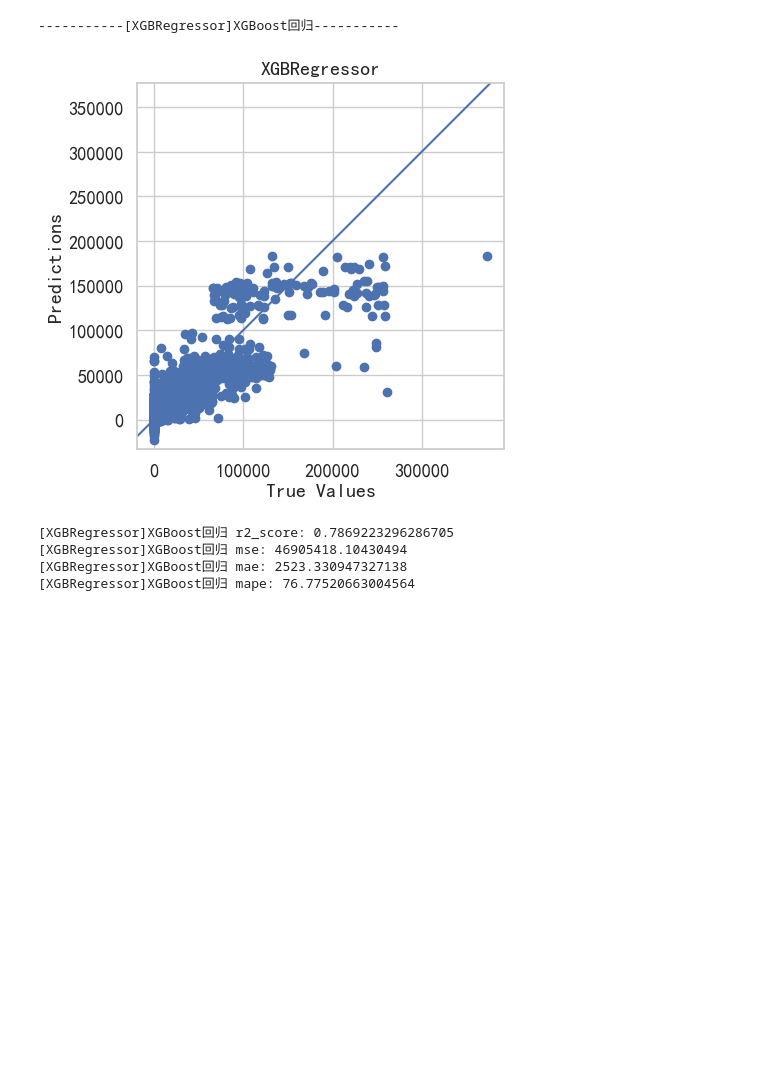
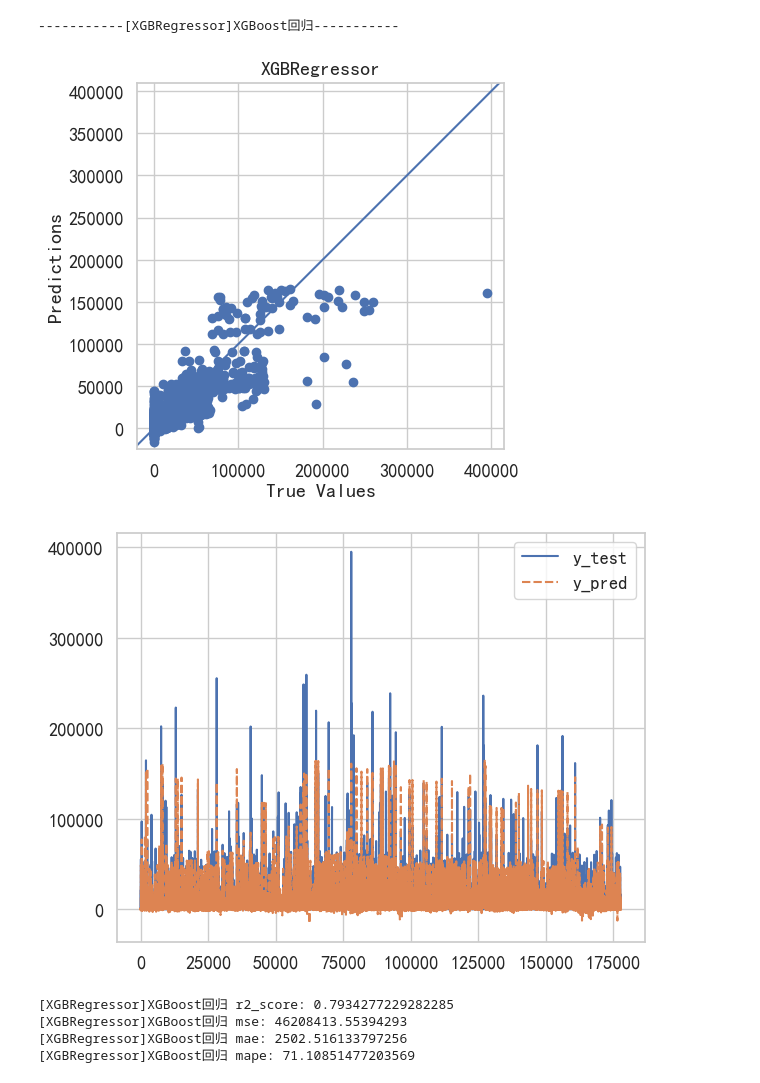
Before and after one commit to james-curtis/2023MathorCup-C, a Jupyter notebook: T1/批量回归.ipynb, the cells around one changed output. Saved outputs shown, nothing was run; the diff lists cells and outputs as text; code cells hidden in the pictures; blank space fills up the shorter version.

Commit message:
feat: XGBoost

```diff
--- a/T1/批量回归.ipynb
+++ b/T1/批量回归.ipynb
@@ -51,7 +51,7 @@ X, Y = getxy()
 feature_names = X.columns.tolist()
 
 # 将数据集划分为训练集和测试集
-X_train, X_test, y_train, y_test = train_test_split(X, Y, test_size=0.2)  # , random_state=42
+X_train, X_test, y_train, y_test = train_test_split(X, Y, test_size=0.1)  # , random_state=42
 
 alpha_ = 12.8
 # 定义回归模型列表
@@ -115,15 +115,22 @@ for model in models:
     # plt.savefig(f'{modelName}.svg')
     plt.show()
 
+    # 图2 - x轴为序号
+    df = pd.DataFrame({'y_test': y_test, 'y_pred': y_pred})
+    sns.lineplot(df)
+    plt.tight_layout()
+    # plt.savefig(f'{modelName}.svg')
+    plt.show()
+
     # 计算均方误差
     print(title, f'r2_score: {r2_score(y_test, y_pred)}')
     print(title, f'mse: {mean_squared_error(y_test, y_pred)}')
     print(title, f'mae: {mean_absolute_error(y_test, y_pred)}')
     print(title, f'mape: {mean_absolute_percentage_error(y_test, y_pred)}')
 
-    # # 保存模型
-    # with open(f'{modelName}.pkl', 'wb') as f:
-    #     pickle.dump(model, f)
+    # 保存模型
+    with open(f'{modelName}.pkl', 'wb') as f:
+        pickle.dump(model, f)
 
     # if type(model).__name__ == 'CatBoostRegressor':
     #     print('超参数', model.get_all_params())
@@ -131,35 +138,36 @@ for model in models:
     #     '''
     #     敏感性分析
     #     '''
     #     explainer = shap.Explainer(model)
     #     shap_values = explainer(X)
     #
     #     plt.figure(figsize=(8, 6))
     #     shap.plots.waterfall(shap_values[0], show=False)
     #     plt.tight_layout()
     #     # plt.savefig('sensitivity-waterfall.svg')
     #     plt.show()
     #
     #     plt.figure(figsize=(8, 6))
     #     shap.plots.bar(shap_values, show=False)
     #     plt.tight_layout()
     #     # plt.savefig('sensitivity-bar.svg')
     #     plt.show()
     #
     #     plt.figure(figsize=(8, 6))
     #     shap.summary_plot(shap_values, X, show=False)
     #     plt.tight_layout()
     #     # plt.savefig('sensitivity-beeswarm.svg')
     #     plt.show()
 
     # if type(model).__name__ == 'Ridge':
     #     for feature, coef in zip(feature_names, model.coef_):
     #         print(f"{feature}: {coef:.5f}")
     #     print('系数', model.coef_ / alpha_)
 # %% [output]
 -----------[XGBRegressor]XGBoost回归-----------
-[figure, old version]
+[figure, new version]
+[figure, added]
-[XGBRegressor]XGBoost回归 r2_score: 0.7869223296286705
-[XGBRegressor]XGBoost回归 mse: 46905418.10430494
-[XGBRegressor]XGBoost回归 mae: 2523.330947327138
-[XGBRegressor]XGBoost回归 mape: 76.77520663004564
+[XGBRegressor]XGBoost回归 r2_score: 0.7934277229282285
+[XGBRegressor]XGBoost回归 mse: 46208413.55394293
+[XGBRegressor]XGBoost回归 mae: 2502.516133797256
+[XGBRegressor]XGBoost回归 mape: 71.10851477203569
```
Also changed, not shown: 6 other files.
